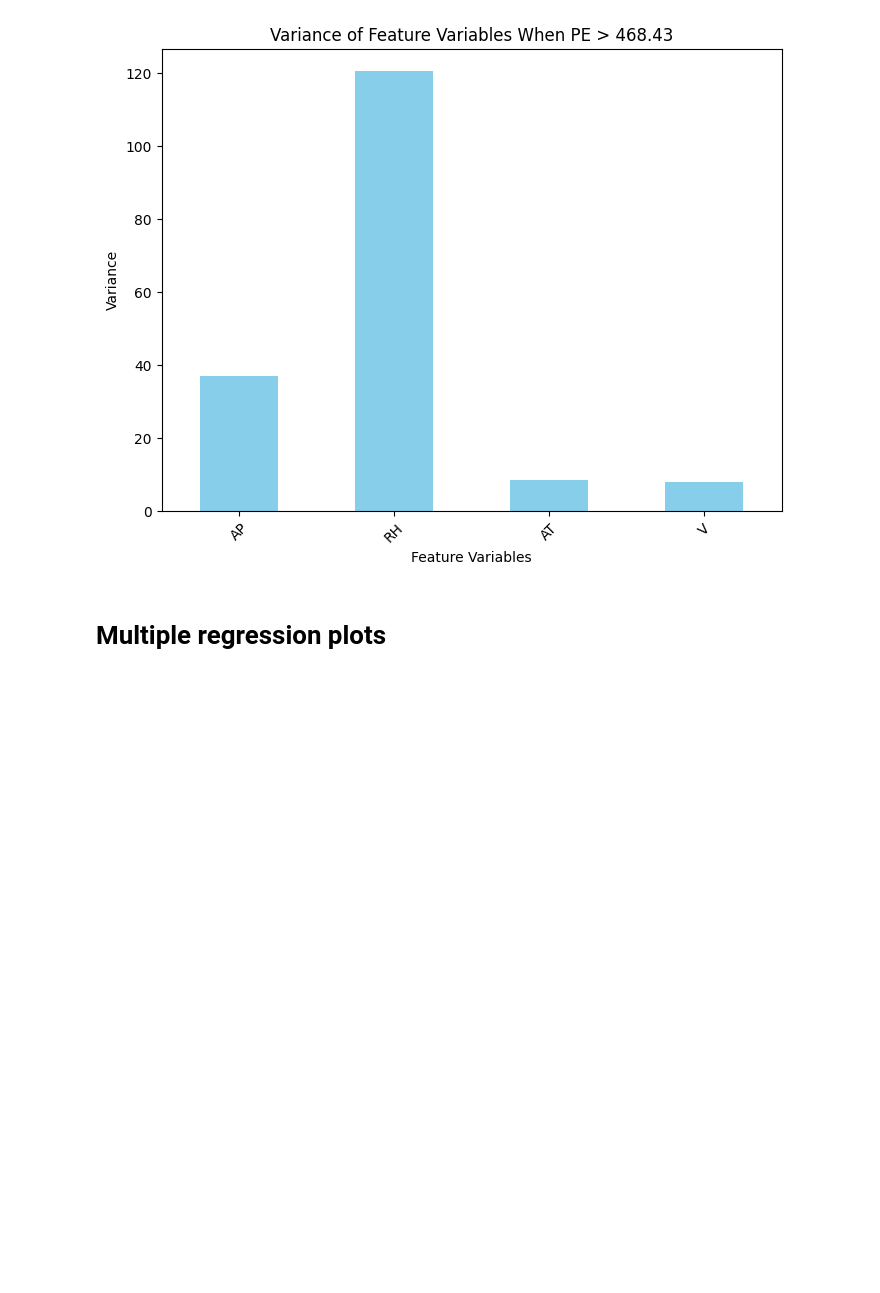
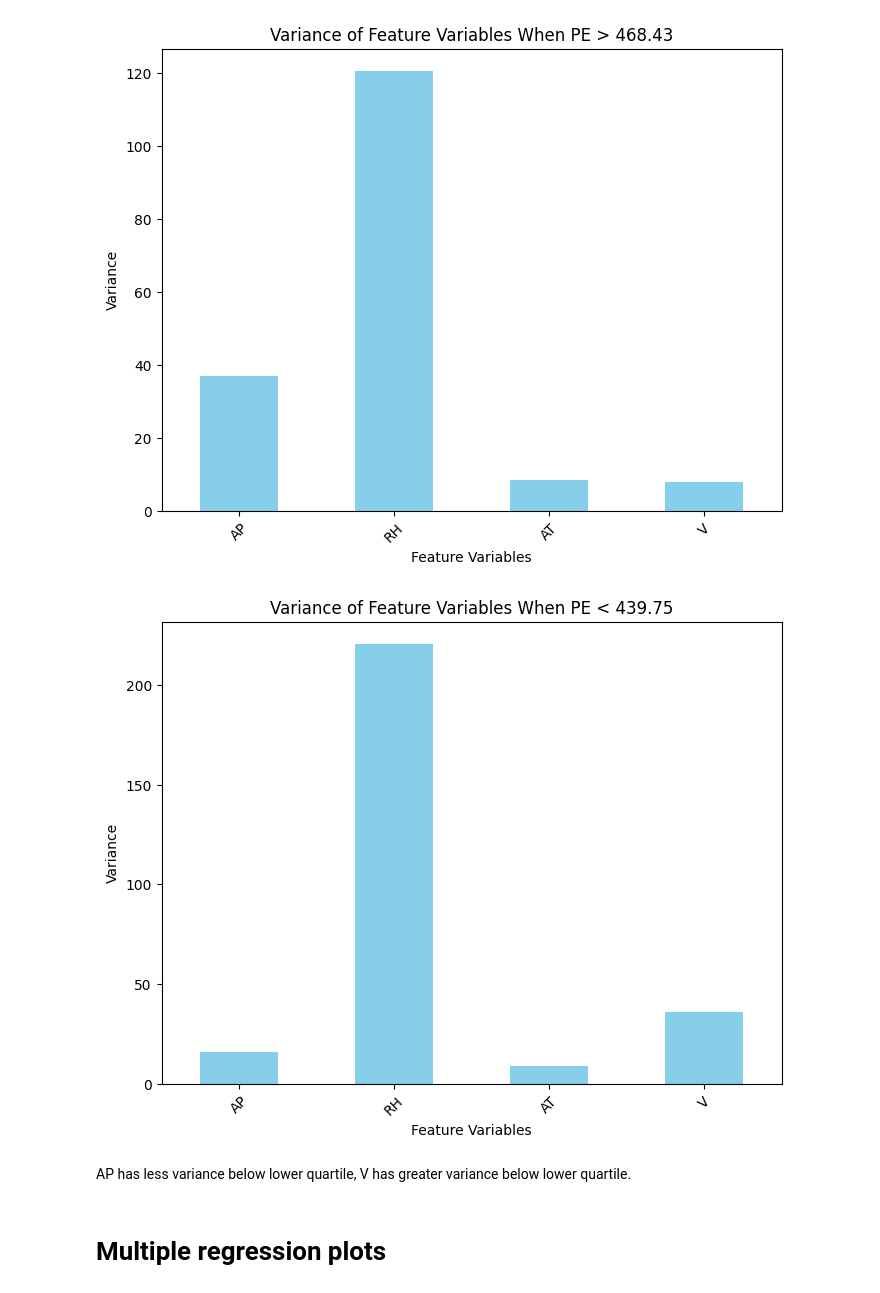
Before and after one commit to isralennon/MSAAI500, a Jupyter notebook: CCPP_significance_tests.ipynb, the cells around one changed output. Drawn from its saved outputs; the diff is of its cells as text; code cells hidden in the pictures; blank space fills up the shorter version.

```diff
--- a/CCPP_significance_tests.ipynb
+++ b/CCPP_significance_tests.ipynb
@@ -158,6 +158,30 @@ plt.xticks(rotation=45)
 plt.show()
 # %% [output]
 [figure]
+# %%
+# Lower quartile of PE is 439.75
+limit = 439.75
+
+# Filter data where PE < 468.43
+df_filtered = df[df['PE'] < limit]
+
+# Calculate the variance of the feature variables in the filtered data
+variance_values = df_filtered[['AP', 'RH', 'AT', 'V']].var()
+
+# Create a bar chart of the variances
+plt.figure(figsize=(8, 6))
+variance_values.plot(kind='bar', color='skyblue')
+
+# Add titles and labels
+plt.title(f'Variance of Feature Variables When PE < {limit}')
+plt.xlabel('Feature Variables')
+plt.ylabel('Variance')
+plt.xticks(rotation=45)
+plt.show()
+# %% [output]
+[figure, added]
+# %% [markdown]
+AP has less variance below lower quartile, V has greater variance below lower quartile.
 # %% [markdown]
 # Multiple regression plots
 # %%
```
Also changed, not shown: parts of 11 cells of this notebook.
